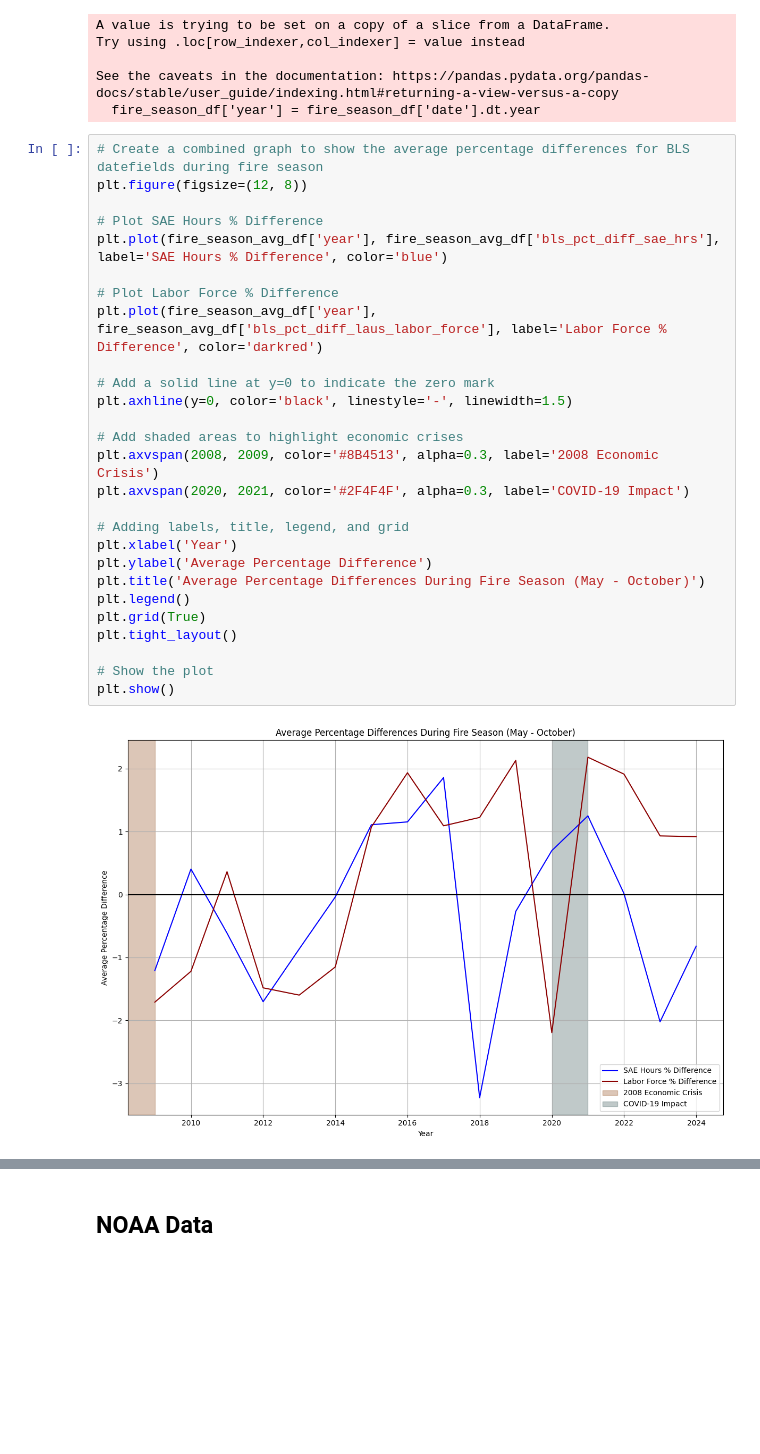
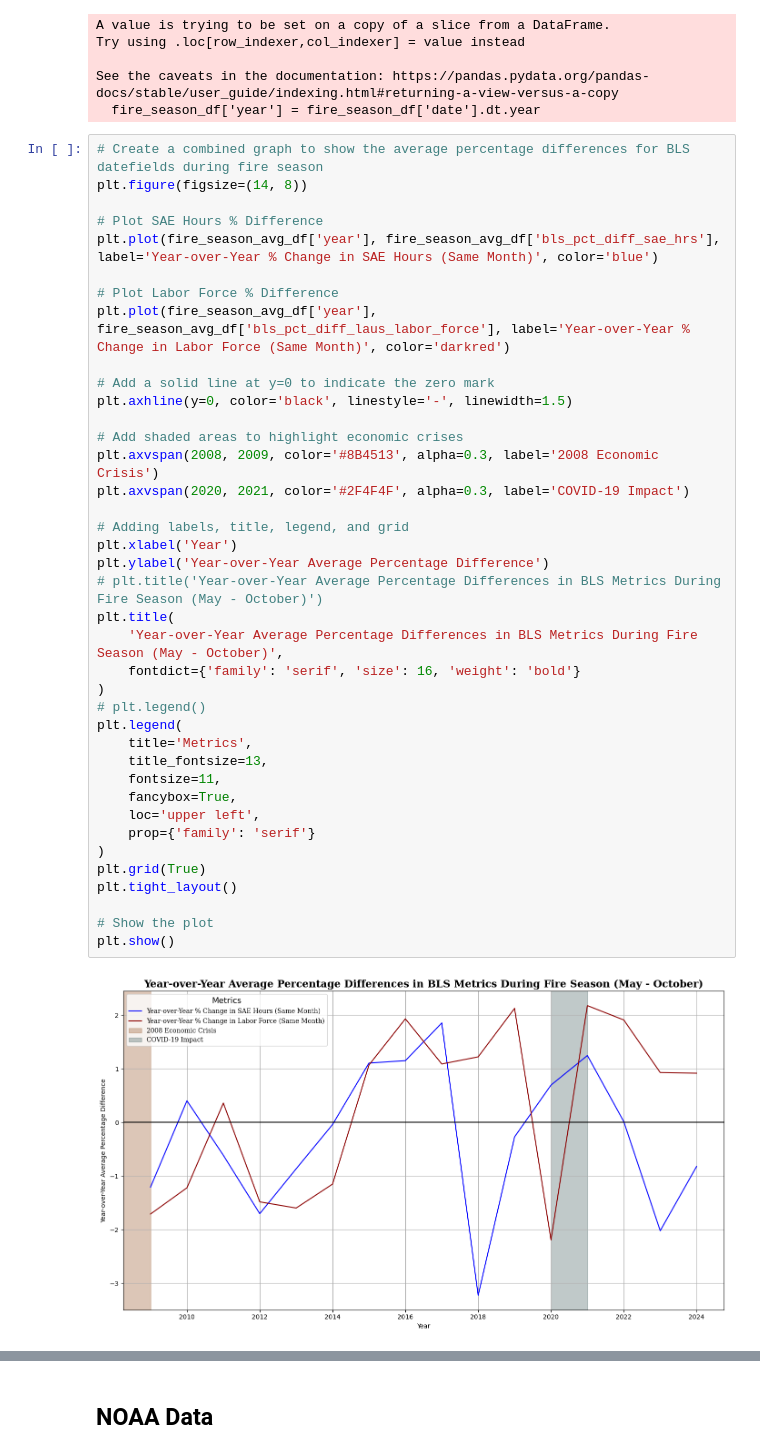
Before and after one commit to debsubdavis/data512-project, a Jupyter notebook: 02_economic_impact_model/stage2_analysis.ipynb, the cells around one changed output, grey strips where cells are left out. Cells and saved outputs as stored; diff of their text form; blank space fills up the shorter version.

```diff
--- a/02_economic_impact_model/stage2_analysis.ipynb
+++ b/02_economic_impact_model/stage2_analysis.ipynb
@@ -183,33 +187,45 @@ See the caveats in the documentation: https://pandas.pydata.org/pandas-docs/stab
   fire_season_df['year'] = fire_season_df['date'].dt.year
 # %%
 # Create a combined graph to show the average percentage differences for BLS datefields during fire season
-plt.figure(figsize=(12, 8))
+plt.figure(figsize=(14, 8))
 
 # Plot SAE Hours % Difference
-plt.plot(fire_season_avg_df['year'], fire_season_avg_df['bls_pct_diff_sae_hrs'], label='SAE Hours % Difference', color='blue')
+plt.plot(fire_season_avg_df['year'], fire_season_avg_df['bls_pct_diff_sae_hrs'], label='Year-over-Year % Change in SAE Hours (Same Month)', color='blue')
 
 # Plot Labor Force % Difference
-plt.plot(fire_season_avg_df['year'], fire_season_avg_df['bls_pct_diff_laus_labor_force'], label='Labor Force % Difference', color='darkred')
+plt.plot(fire_season_avg_df['year'], fire_season_avg_df['bls_pct_diff_laus_labor_force'], label='Year-over-Year % Change in Labor Force (Same Month)', color='darkred')
 
 # Add a solid line at y=0 to indicate the zero mark
 plt.axhline(y=0, color='black', linestyle='-', linewidth=1.5)
 
 # Add shaded areas to highlight economic crises
 plt.axvspan(2008, 2009, color='#8B4513', alpha=0.3, label='2008 Economic Crisis')
 plt.axvspan(2020, 2021, color='#2F4F4F', alpha=0.3, label='COVID-19 Impact')
 
 # Adding labels, title, legend, and grid
 plt.xlabel('Year')
-plt.ylabel('Average Percentage Difference')
-plt.title('Average Percentage Differences During Fire Season (May - October)')
-plt.legend()
+plt.ylabel('Year-over-Year Average Percentage Difference')
+# plt.title('Year-over-Year Average Percentage Differences in BLS Metrics During Fire Season (May - October)')
+plt.title(
+    'Year-over-Year Average Percentage Differences in BLS Metrics During Fire Season (May - October)',
+    fontdict={'family': 'serif', 'size': 16, 'weight': 'bold'}
+)
+# plt.legend()
+plt.legend(
+    title='Metrics',
+    title_fontsize=13,
+    fontsize=11,
+    fancybox=True,
+    loc='upper left',
+    prop={'family': 'serif'}
+)
 plt.grid(True)
 plt.tight_layout()
 
 # Show the plot
 plt.show()
 # %% [output]
-[figure, old version]
+[figure, new version]
 # %%
 plt.figure(figsize=(12, 8))
 
```
Also changed, not shown: parts of 5 cells of this notebook, 4 other files.
